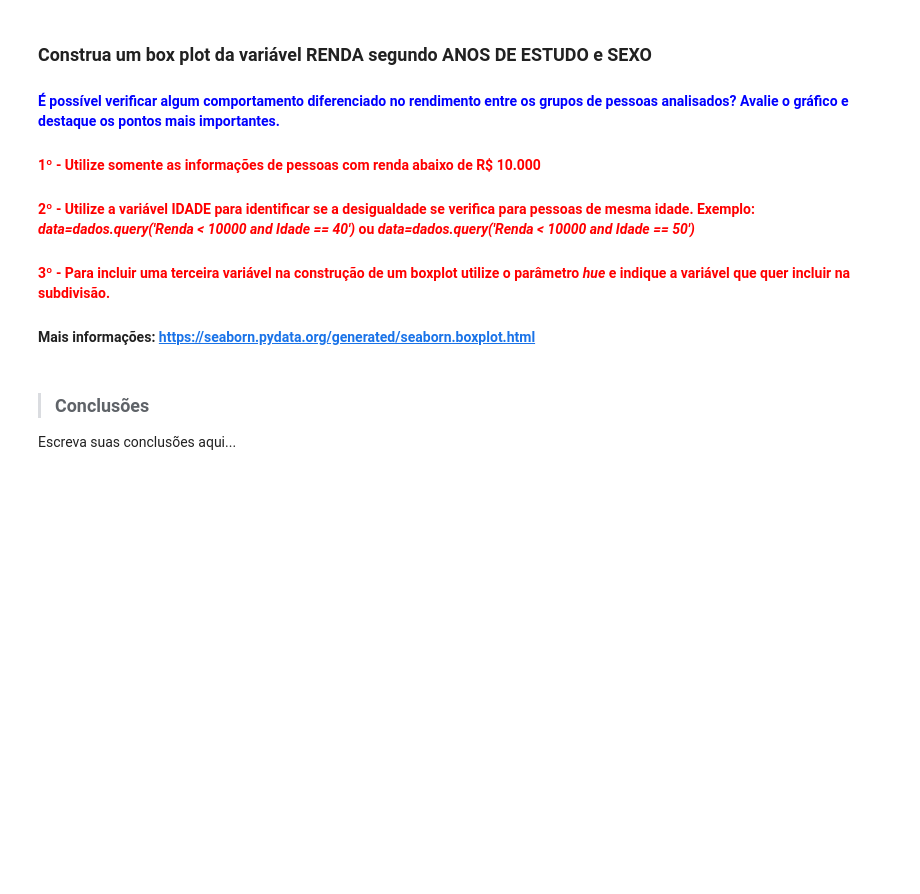
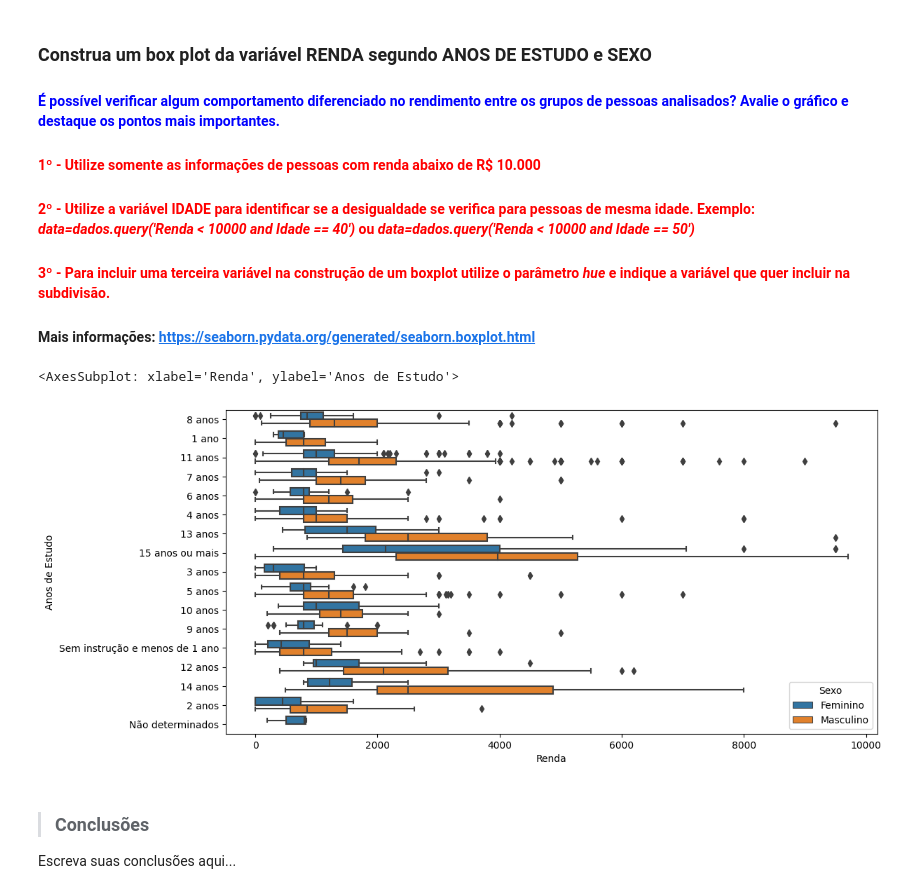
Before and after one commit to ramux2/EstatisticaPython, a Jupyter notebook: Curso de Estatística/Análise_Descritiva.ipynb, the cells around one changed output. Drawn from its saved outputs; the diff is of its cells as text; code cells hidden in the pictures; blank space fills up the shorter version.

```diff
--- a/Curso de Estatística/Análise_Descritiva.ipynb
+++ b/Curso de Estatística/Análise_Descritiva.ipynb
@@ -470,6 +570,13 @@ from scipy import stats
 #### <font color='red'>2º - Utilize a variável IDADE para identificar se a desigualdade se verifica para pessoas de mesma idade. Exemplo: <i>data=dados.query('Renda < 10000 and Idade == 40')</i> ou <i>data=dados.query('Renda < 10000 and Idade == 50')</i></font>
 #### <font color='red'>3º - Para incluir uma terceira variável na construção de um boxplot utilize o parâmetro <i>hue</i> e indique a variável que quer incluir na subdivisão.</font>
 #### Mais informações: https://seaborn.pydata.org/generated/seaborn.boxplot.html
+# %%
+ax = sns.boxplot(data=df.query('Renda < 10000 and Idade == 40'), x='Renda', y='Anos de Estudo', hue='Sexo')
+ax.figure.set_size_inches(12, 6)
+ax
+# %% [output]
+<AxesSubplot: xlabel='Renda', ylabel='Anos de Estudo'>
+[figure, added]
 # %% [markdown]
 > ### Conclusões
 
```
Also changed, not shown: parts of 14 cells of this notebook.
